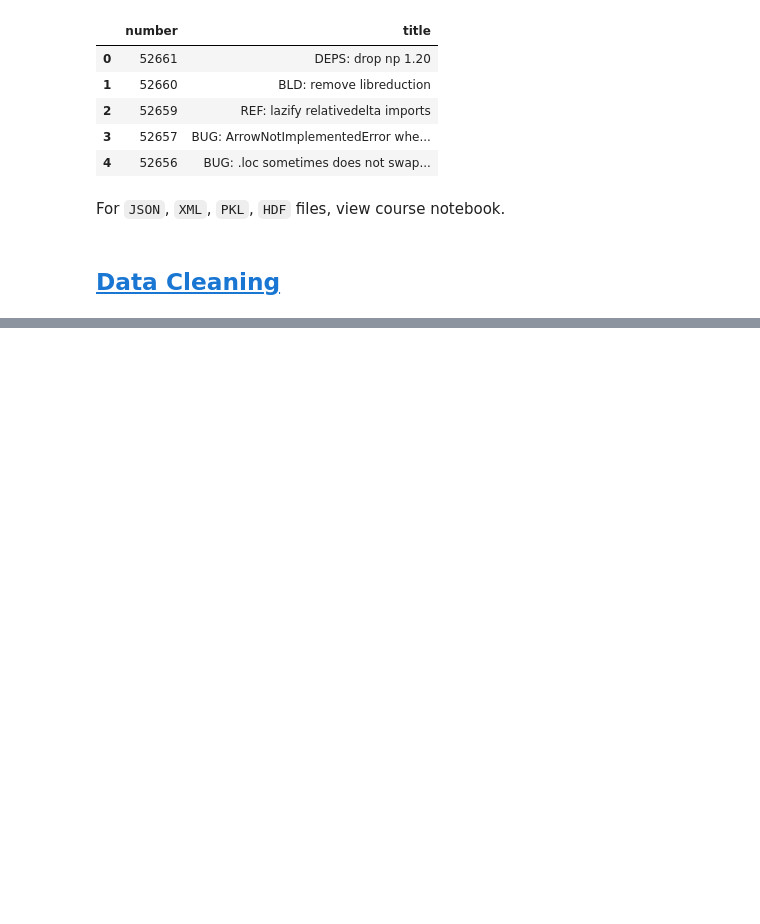
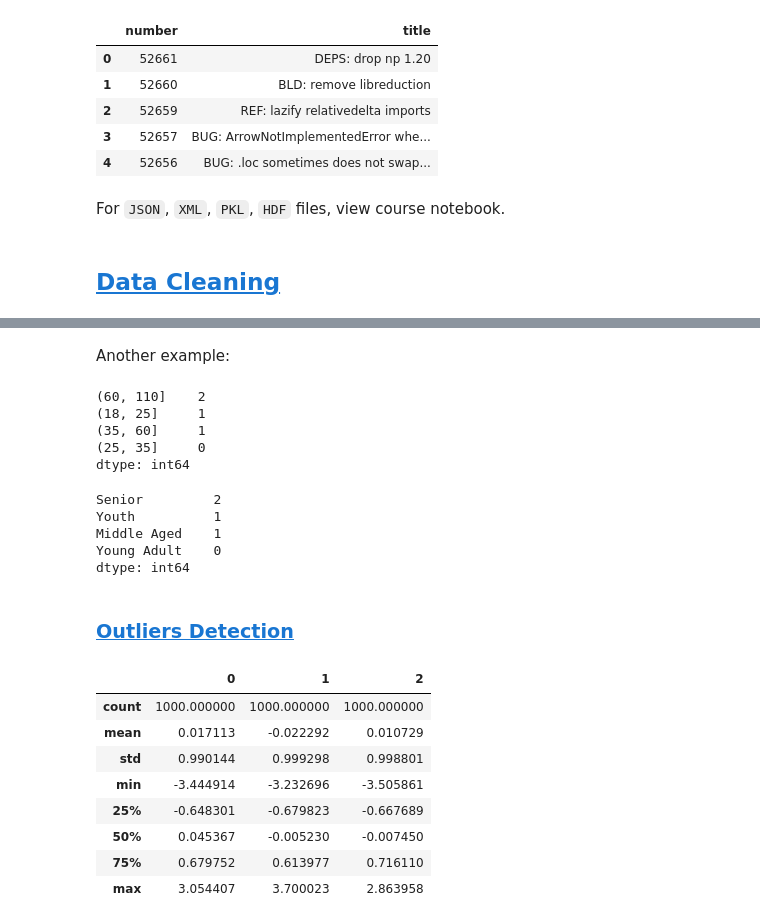
Before and after one commit to AliShariatian/Analyze-and-Prepare-data-using-Python, a Jupyter notebook: main.ipynb, the cells around one changed output, grey strips where cells are left out. Saved outputs shown, nothing was run; the diff lists cells and outputs as text; code cells hidden in the pictures; blank space fills up the shorter version.

```diff
--- a/main.ipynb
+++ b/main.ipynb
@@ -2496,0 +3027,40 @@ For `JSON`, `XML`, `PKL`, `HDF` files, view course notebook.
+# %% [markdown]
+Another example:
+# %%
+ages = [18, 58, 24, 72, 100]
+bins = [18, 25, 35, 60, 110]
+
+x = pd.cut(ages, bins)
+pd.value_counts(x)
+# %% [output]
+(60, 110]    2
+(18, 25]     1
+(35, 60]     1
+(25, 35]     0
+dtype: int64
+# %%
+lab = ['Youth', 'Young Adult', 'Middle Aged', 'Senior']
+
+c = pd.cut(ages, bins, labels=lab)
+pd.value_counts(c)
+# %% [output]
+Senior         2
+Youth          1
+Middle Aged    1
+Young Adult    0
+dtype: int64
+# %% [markdown]
+### <a id='toc1_4_3_'></a>[Outliers Detection](#toc0_)
+# %%
+df = pd.DataFrame(np.random.randn(1000, 3))
+df.describe()
+# %% [output]
+|  | 0 | 1 | 2 |
+| count | 1000.000000 | 1000.000000 | 1000.000000 |
+| mean | 0.017113 | -0.022292 | 0.010729 |
+| std | 0.990144 | 0.999298 | 0.998801 |
+| min | -3.444914 | -3.232696 | -3.505861 |
+| 25% | -0.648301 | -0.679823 | -0.667689 |
+| 50% | 0.045367 | -0.005230 | -0.007450 |
+| 75% | 0.679752 | 0.613977 | 0.716110 |
+| max | 3.054407 | 3.700023 | 2.863958 |
```
Also changed, not shown: parts of 120 cells of this notebook.
